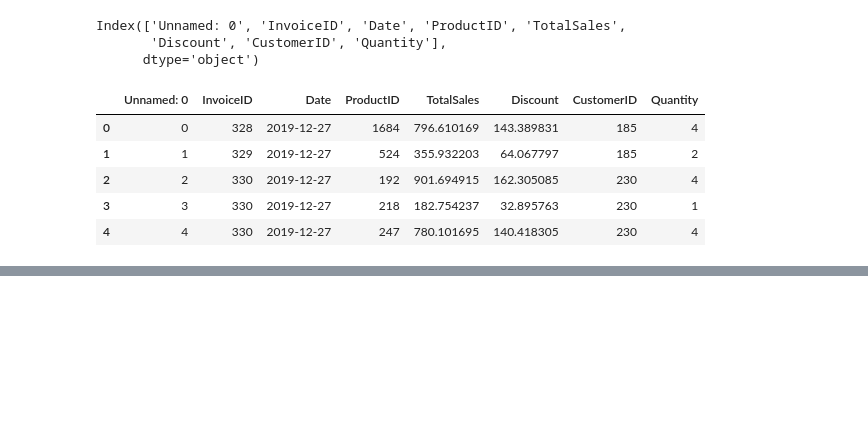
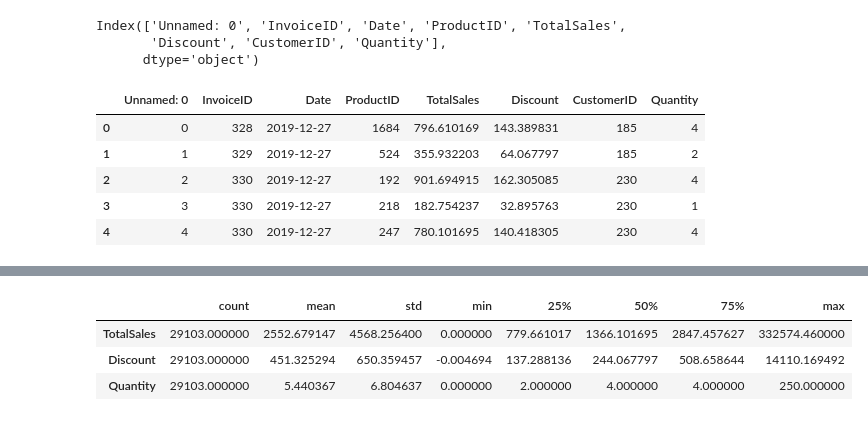
Before and after one commit to Medoci/Medoci, a Jupyter notebook: notebooks/Retail_CLV_competition.ipynb, the cells around one changed output, grey strips where cells are left out. Drawn from its saved outputs; the diff is of its cells as text; code cells hidden in the pictures; blank space fills up the shorter version.

```diff
--- a/notebooks/Retail_CLV_competition.ipynb
+++ b/notebooks/Retail_CLV_competition.ipynb
@@ -54,0 +100,7 @@ retail.head()
+# %%
+retail.describe().T.style.background_gradient(cmap= 'magma')
+# %% [output]
+|  | count | mean | std | min | 25% | 50% | 75% | max |
+| TotalSales | 29103.000000 | 2552.679147 | 4568.256400 | 0.000000 | 779.661017 | 1366.101695 | 2847.457627 | 332574.460000 |
+| Discount | 29103.000000 | 451.325294 | 650.359457 | -0.004694 | 137.288136 | 244.067797 | 508.658644 | 14110.169492 |
+| Quantity | 29103.000000 | 5.440367 | 6.804637 | 0.000000 | 2.000000 | 4.000000 | 4.000000 | 250.000000 |
```
Also changed, not shown: parts of 9 cells of this notebook.
